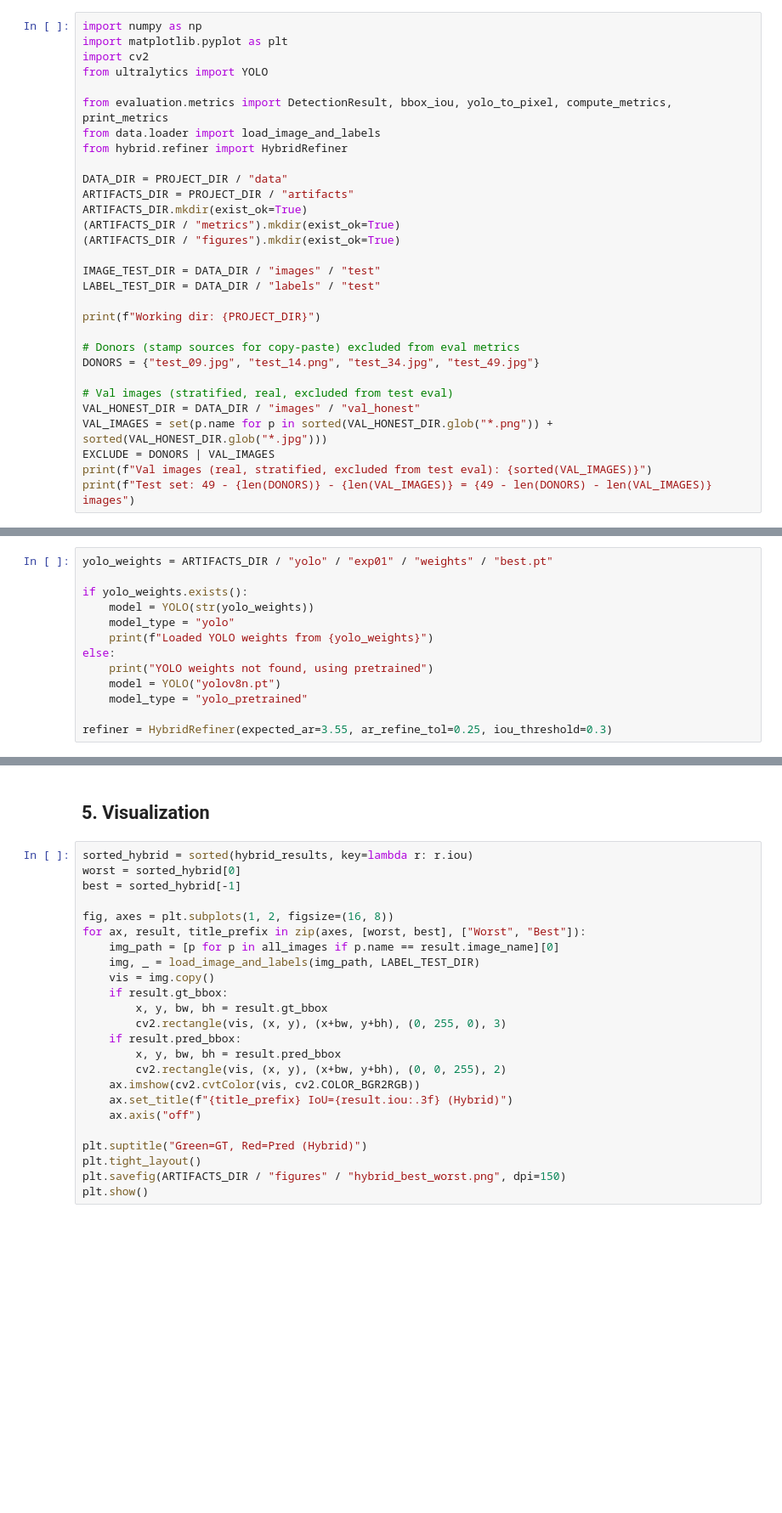
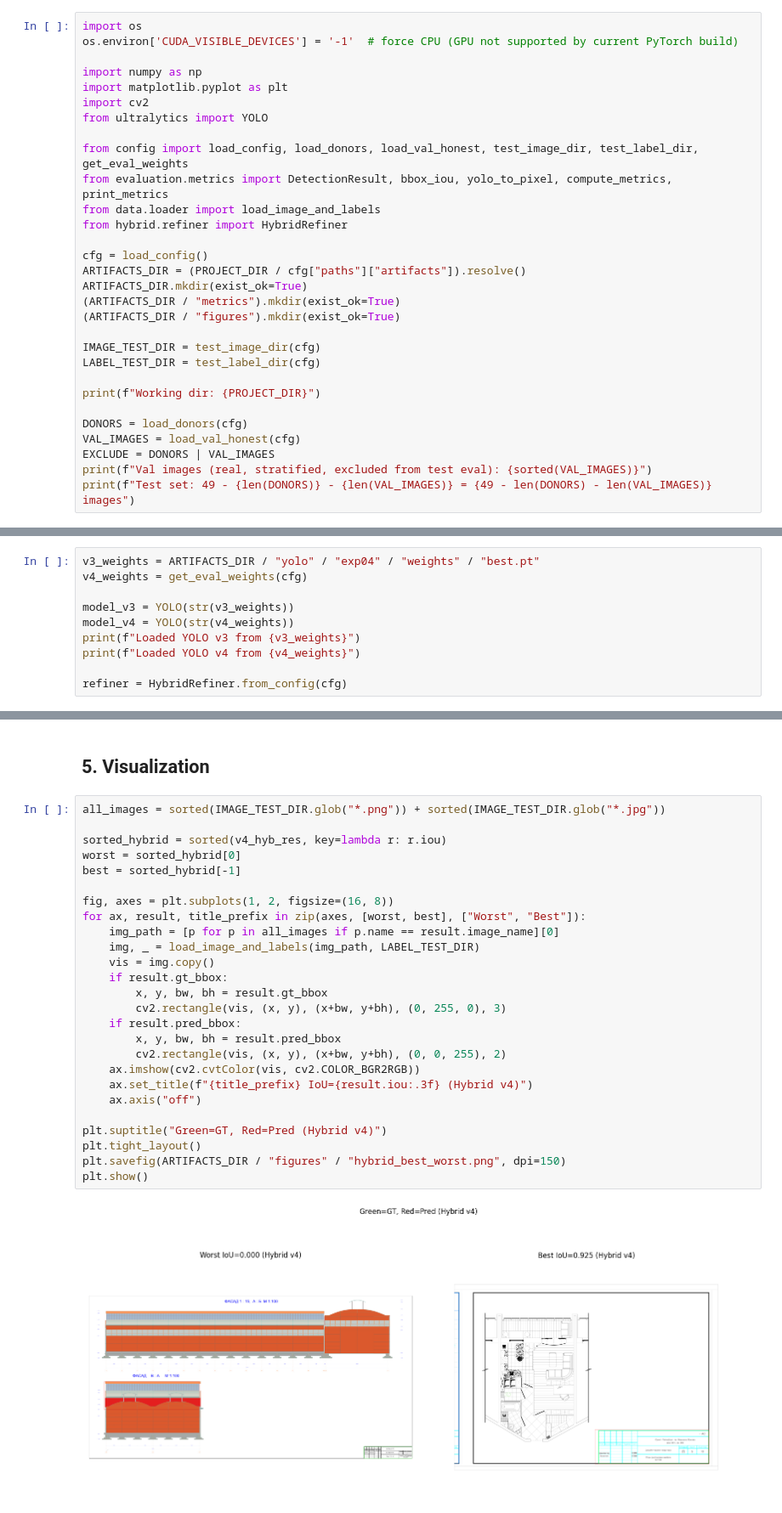
Before and after one commit to Sapar-hub/aie-group-2-sapar, a Jupyter notebook: project/notebooks/exp06_hybrid.ipynb, the cells around one changed output, grey strips where cells are left out. Shown at 85% size. Saved outputs shown, nothing was run; the diff lists cells and outputs as text; blank space fills up the shorter version.

Commit message:
hybrid: document v3 vs v4 comparison, fused refiner (cnn_weight=0.6), +0.034 F1 over YOLO v4

```diff
--- a/project/notebooks/exp06_hybrid.ipynb
+++ b/project/notebooks/exp06_hybrid.ipynb
@@ -54,32 +54,32 @@ if IN_COLAB and not (Path('data') / 'images' / 'train_v2').exists():
 # %% [markdown]
 ## 1. Imports & Data Setup
 # %%
+import os
+os.environ['CUDA_VISIBLE_DEVICES'] = '-1'  # force CPU (GPU not supported by current PyTorch build)
+
 import numpy as np
 import matplotlib.pyplot as plt
 import cv2
 from ultralytics import YOLO
 
+from config import load_config, load_donors, load_val_honest, test_image_dir, test_label_dir, get_eval_weights
 from evaluation.metrics import DetectionResult, bbox_iou, yolo_to_pixel, compute_metrics, print_metrics
 from data.loader import load_image_and_labels
 from hybrid.refiner import HybridRefiner
 
-DATA_DIR = PROJECT_DIR / "data"
-ARTIFACTS_DIR = PROJECT_DIR / "artifacts"
+cfg = load_config()
+ARTIFACTS_DIR = (PROJECT_DIR / cfg["paths"]["artifacts"]).resolve()
 ARTIFACTS_DIR.mkdir(exist_ok=True)
 (ARTIFACTS_DIR / "metrics").mkdir(exist_ok=True)
 (ARTIFACTS_DIR / "figures").mkdir(exist_ok=True)
 
-IMAGE_TEST_DIR = DATA_DIR / "images" / "test"
-LABEL_TEST_DIR = DATA_DIR / "labels" / "test"
+IMAGE_TEST_DIR = test_image_dir(cfg)
+LABEL_TEST_DIR = test_label_dir(cfg)
 
 print(f"Working dir: {PROJECT_DIR}")
 
-# Donors (stamp sources for copy-paste) excluded from eval metrics
-DONORS = {"test_09.jpg", "test_14.png", "test_34.jpg", "test_49.jpg"}
-
-# Val images (stratified, real, excluded from test eval)
-VAL_HONEST_DIR = DATA_DIR / "images" / "val_honest"
-VAL_IMAGES = set(p.name for p in sorted(VAL_HONEST_DIR.glob("*.png")) + sorted(VAL_HONEST_DIR.glob("*.jpg")))
+DONORS = load_donors(cfg)
+VAL_IMAGES = load_val_honest(cfg)
 EXCLUDE = DONORS | VAL_IMAGES
 print(f"Val images (real, stratified, excluded from test eval): {sorted(VAL_IMAGES)}")
 print(f"Test set: 49 - {len(DONORS)} - {len(VAL_IMAGES)} = {49 - len(DONORS) - len(VAL_IMAGES)} images")
@@ -90,13 +103,10 @@ print(f"Test set: 49 - {len(DONORS)} - {len(VAL_IMAGES)} = {49 - len(DONORS) - l
 # %%
-yolo_weights = ARTIFACTS_DIR / "yolo" / "exp01" / "weights" / "best.pt"
+v3_weights = ARTIFACTS_DIR / "yolo" / "exp04" / "weights" / "best.pt"
+v4_weights = get_eval_weights(cfg)
 
-if yolo_weights.exists():
-    model = YOLO(str(yolo_weights))
-    model_type = "yolo"
-    print(f"Loaded YOLO weights from {yolo_weights}")
-else:
-    print("YOLO weights not found, using pretrained")
-    model = YOLO("yolov8n.pt")
-    model_type = "yolo_pretrained"
+model_v3 = YOLO(str(v3_weights))
+model_v4 = YOLO(str(v4_weights))
+print(f"Loaded YOLO v3 from {v3_weights}")
+print(f"Loaded YOLO v4 from {v4_weights}")
 
-refiner = HybridRefiner(expected_ar=3.55, ar_refine_tol=0.25, iou_threshold=0.3)
+refiner = HybridRefiner.from_config(cfg)
@@ -178,27 +197,31 @@ print(comparison.to_string(index=False))
 # %% [markdown]
 ## 5. Visualization
 # %%
-sorted_hybrid = sorted(hybrid_results, key=lambda r: r.iou)
+all_images = sorted(IMAGE_TEST_DIR.glob("*.png")) + sorted(IMAGE_TEST_DIR.glob("*.jpg"))
+
+sorted_hybrid = sorted(v4_hyb_res, key=lambda r: r.iou)
 worst = sorted_hybrid[0]
 best = sorted_hybrid[-1]
 
 fig, axes = plt.subplots(1, 2, figsize=(16, 8))
 for ax, result, title_prefix in zip(axes, [worst, best], ["Worst", "Best"]):
     img_path = [p for p in all_images if p.name == result.image_name][0]
     img, _ = load_image_and_labels(img_path, LABEL_TEST_DIR)
     vis = img.copy()
     if result.gt_bbox:
         x, y, bw, bh = result.gt_bbox
         cv2.rectangle(vis, (x, y), (x+bw, y+bh), (0, 255, 0), 3)
     if result.pred_bbox:
         x, y, bw, bh = result.pred_bbox
         cv2.rectangle(vis, (x, y), (x+bw, y+bh), (0, 0, 255), 2)
     ax.imshow(cv2.cvtColor(vis, cv2.COLOR_BGR2RGB))
-    ax.set_title(f"{title_prefix} IoU={result.iou:.3f} (Hybrid)")
+    ax.set_title(f"{title_prefix} IoU={result.iou:.3f} (Hybrid v4)")
     ax.axis("off")
 
-plt.suptitle("Green=GT, Red=Pred (Hybrid)")
+plt.suptitle("Green=GT, Red=Pred (Hybrid v4)")
 plt.tight_layout()
 plt.savefig(ARTIFACTS_DIR / "figures" / "hybrid_best_worst.png", dpi=150)
 plt.show()
+# %% [output]
+[figure, added]
 # %% [markdown]
```
Also changed, not shown: parts of 9 cells of this notebook, 7 other files.
